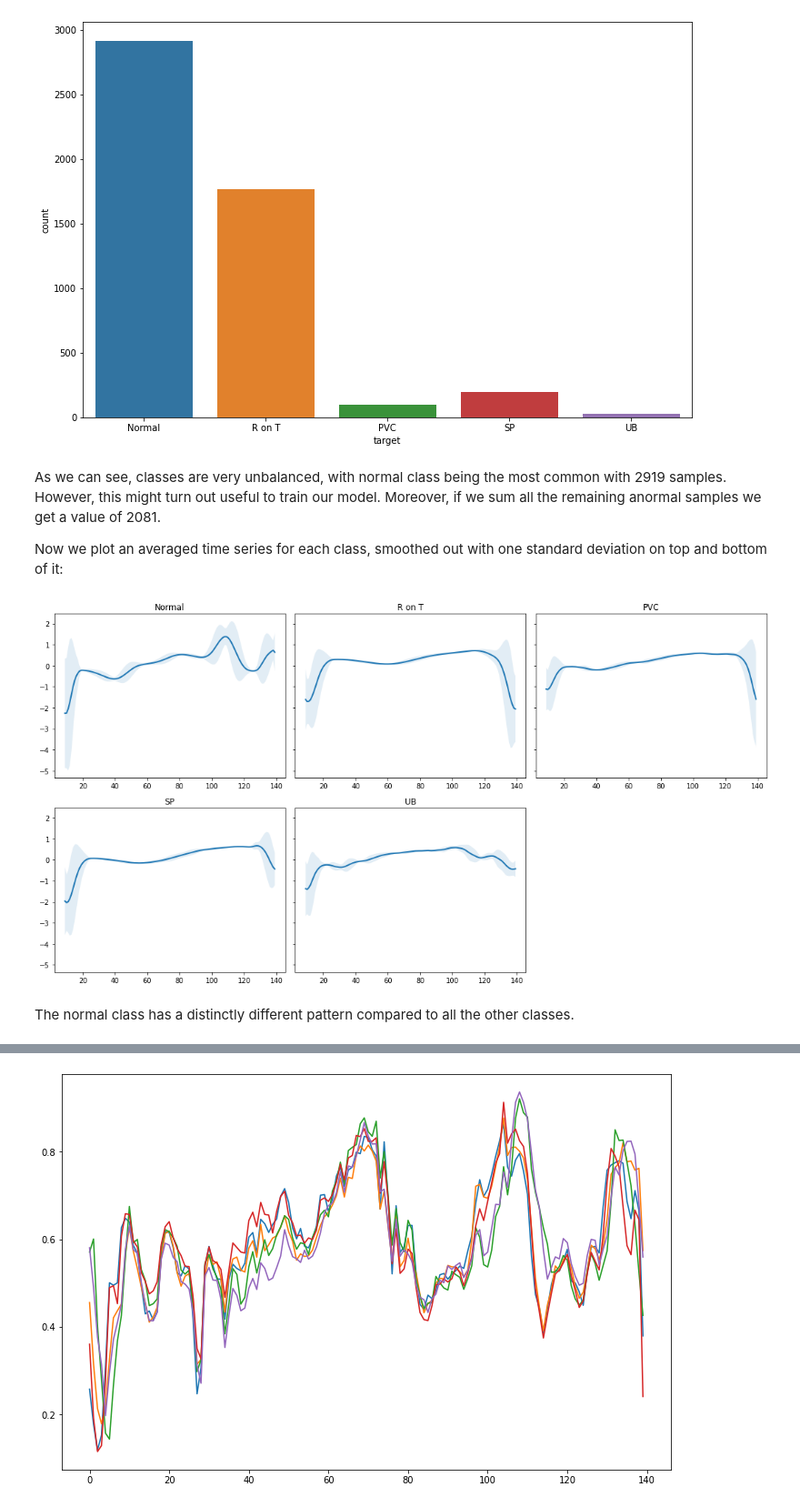
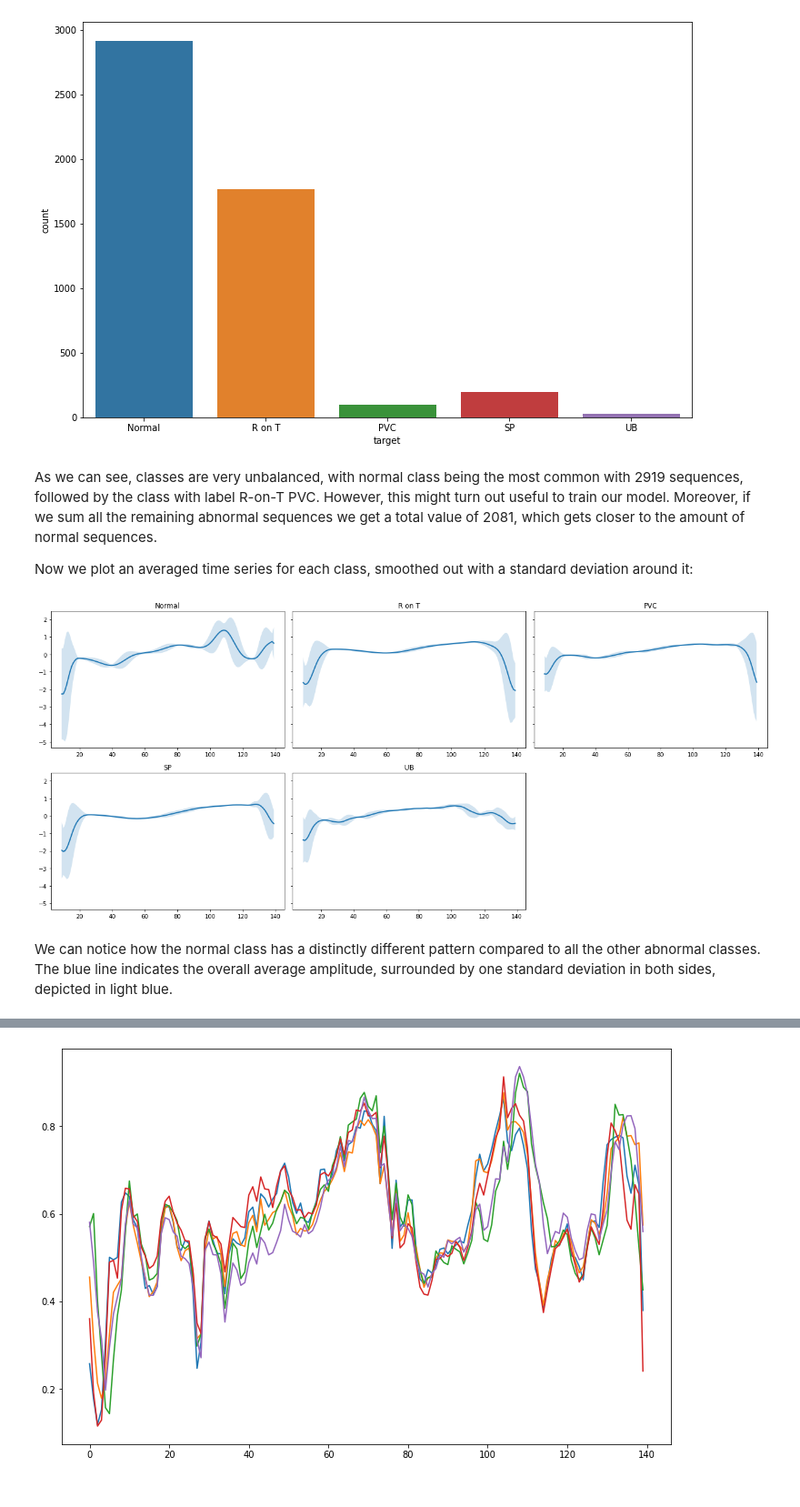
Before and after one commit to stefanopc/ECG-Anomaly-Detection-Classification, a Jupyter notebook: AI_Industry.ipynb, the cells around one changed output, grey strips where cells are left out. Shown at 91% size. Drawn from its saved outputs; the diff is of its cells as text; code cells hidden in the pictures.

```diff
--- a/AI_Industry.ipynb
+++ b/AI_Industry.ipynb
@@ -99,9 +101,9 @@ ax.set_xticklabels(class_names);
 # %% [output]
 [figure]
 # %% [markdown]
-As we can see, classes are very unbalanced, with normal class being the most common with 2919 samples. However, this might turn out useful to train our model. Moreover, if we sum all the remaining anormal samples we get a value of 2081.
+As we can see, classes are very unbalanced, with normal class being the most common with 2919 sequences, followed by the class with label R-on-T PVC. However, this might turn out useful to train our model. Moreover, if we sum all the remaining abnormal sequences we get a total value of 2081, which gets closer to the amount of normal sequences.
 
-Now we plot an averaged time series for each class, smoothed out with one standard deviation on top and bottom of it:
+Now we plot an averaged time series for each class, smoothed out with a standard deviation around it:
 # %%
 def plot_time_series_class(data, class_name, ax, n_steps=10):
   time_series_df = pd.DataFrame(data)
@@ -117,30 +119,30 @@ def plot_time_series_class(data, class_name, ax, n_steps=10):
     path_deviation.index,
     under_line,
     over_line,
-    alpha=.125
+    alpha=.200
   )
   ax.set_title(class_name)
 # %%
 classes = df.target.unique()
 
 fig, axs = plt.subplots(
   nrows=len(classes) // 3 + 1,
   ncols=3,
   sharey=True,
-  figsize=(15, 8)
+  figsize=(18, 8)
 )
 
 for i, cls in enumerate(classes):
   ax = axs.flat[i]
   data = df[df.target == cls] \
     .drop(labels='target', axis=1) \
     .mean(axis=0) \
     .to_numpy()
   plot_time_series_class(data, class_names[i], ax)
 
 fig.delaxes(axs.flat[-1])
 fig.tight_layout();
 # %% [output]
-[figure, old version]
+[figure, new version]
 # %% [markdown]
-The normal class has a distinctly different pattern compared to all the other classes.
+We can notice how the normal class has a distinctly different pattern compared to all the other abnormal classes. The blue line indicates the overall average amplitude, surrounded by one standard deviation in both sides, depicted in light blue.
```
Also changed, not shown: parts of 138 cells of this notebook, 1 other file.
